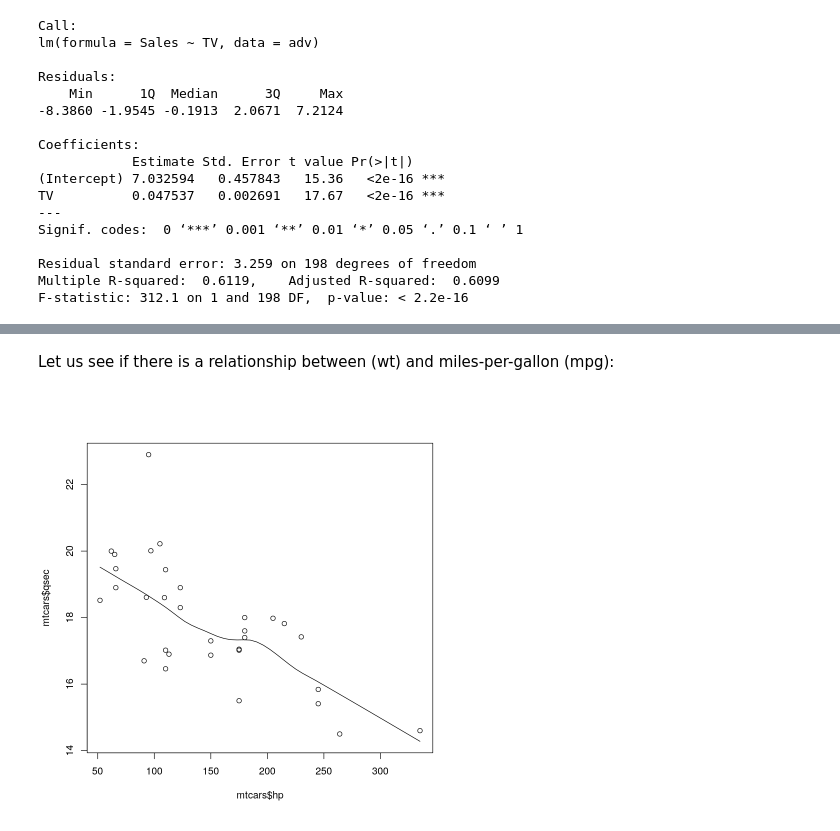
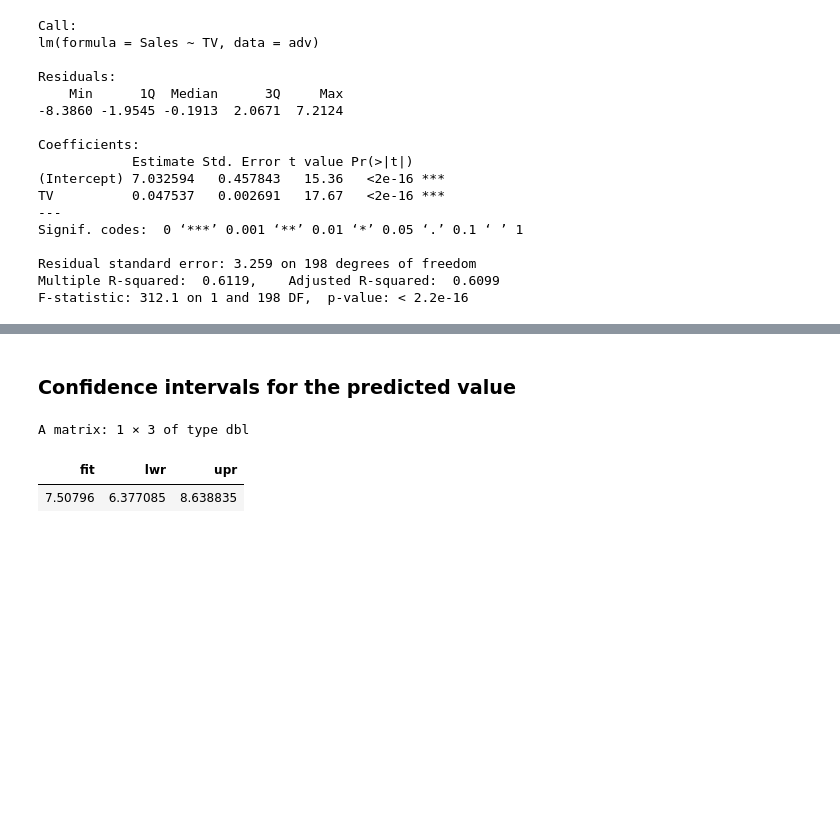
Before and after one commit to abezuglov/chicago_training, a Jupyter notebook: R/notebooks/0x_linear_regression.ipynb, the cells around one changed output, grey strips where cells are left out. Saved outputs shown, nothing was run; the diff lists cells and outputs as text; code cells hidden in the pictures; blank space fills up the shorter version.

```diff
--- a/R/notebooks/0x_linear_regression.ipynb
+++ b/R/notebooks/0x_linear_regression.ipynb
@@ -346,7 +349,9 @@ A data.frame: 6 × 11
-# %% [markdown]
-Let us see if there is a relationship between  (wt) and miles-per-gallon (mpg):
-# %%
-scatter.smooth(x = mtcars$hp, y = mtcars$qsec)
-#mtcars[,c('mpg','hp')]
-# %% [output]
-[figure, removed]
+# %% [markdown]
+### Confidence intervals for the predicted value
+# %%
+m <- lm(Sales ~ TV, data = adv)
+predict(m, data.frame(TV = 10), interval = 'confidence', level = 0.99)
+# %% [output]
+A matrix: 1 × 3 of type dbl
+| fit | lwr | upr |
+| 7.50796 | 6.377085 | 8.638835 |
```
Also changed, not shown: parts of 16 cells of this notebook.
